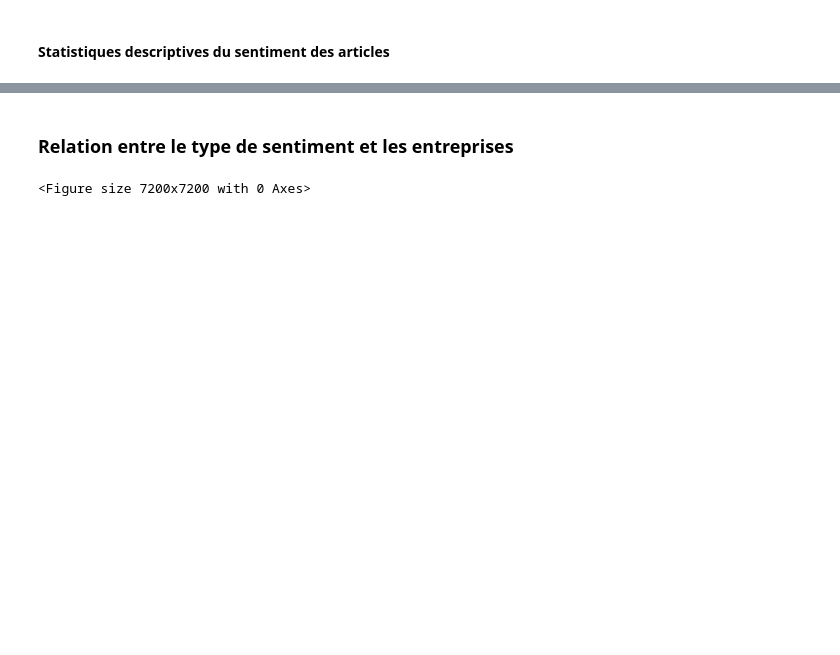
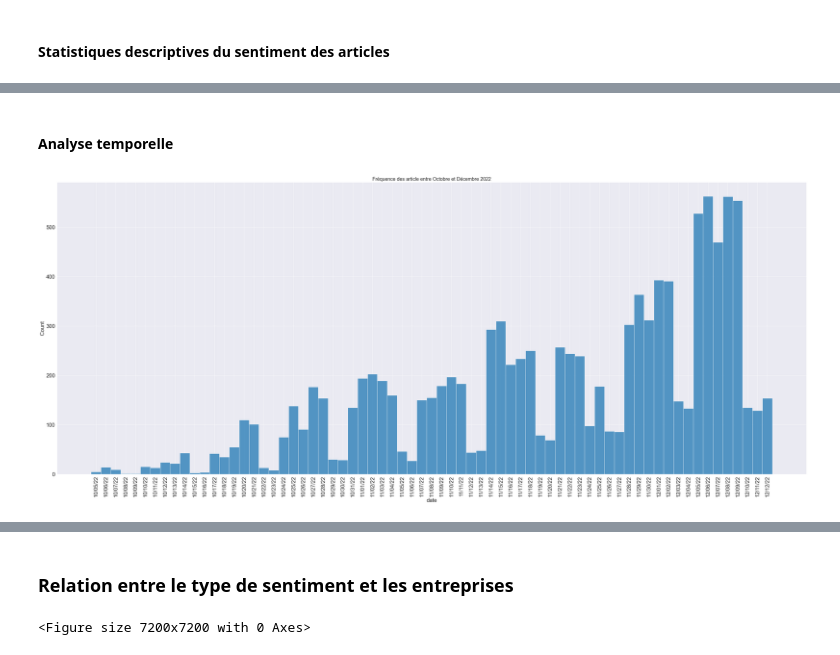
Before and after one commit to elenalmg/Projet-Python, a Jupyter notebook: notebook_data_analyse.ipynb, the cells around one changed output, grey strips where cells are left out. Drawn from its saved outputs; the diff is of its cells as text; code cells hidden in the pictures; blank space fills up the shorter version.

```diff
--- a/notebook_data_analyse.ipynb
+++ b/notebook_data_analyse.ipynb
@@ -154,2 +155,15 @@ sns.histplot(article_data.sort_values("label_abstract", ascending=False), x="lab
+# %% [markdown]
+#### Analyse temporelle
+# %%
+# Evolution de la fréquence des articles entre mars et Décembre 2022
+cpalette = sns.diverging_palette(140, 10, n=3)
+plt.figure(figsize=(50, 20))
+sns.set_style('darkgrid')
+sns.histplot(article_data, x="date")
+plt.title("Fréquence des article entre Octobre et Décembre 2022", size=18)
+plt.xticks(rotation = '90')
+plt.show()
+# %% [output]
+[figure, added]
 # %%
 # Evolution de la polarité journalière des articles entre du 01 octobre 2022 au 5 décembre 2022
```
Also changed, not shown: parts of 18 cells of this notebook, 1 other file.
